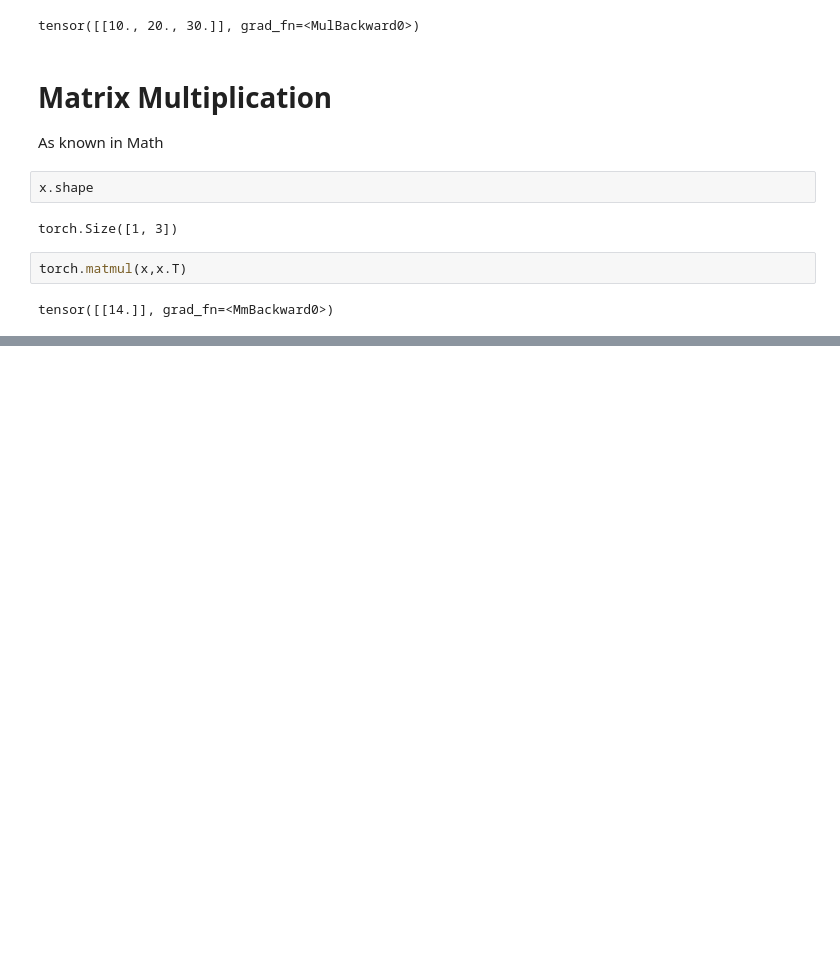
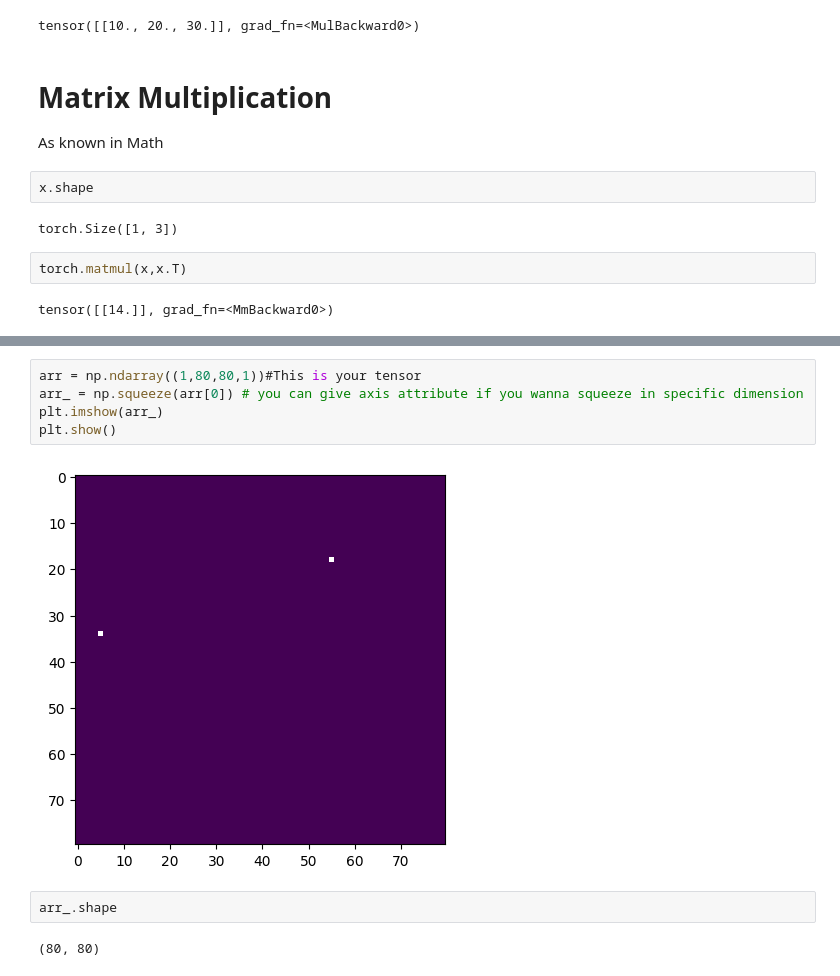
Before and after one commit to theAkhileshRai/DeepLearning, a Jupyter notebook: PyTorch_Basics.ipynb, the cells around one changed output, grey strips where cells are left out. Drawn from its saved outputs; the diff is of its cells as text; blank space fills up the shorter version.

```diff
--- a/PyTorch_Basics.ipynb
+++ b/PyTorch_Basics.ipynb
@@ -128,0 +223,11 @@ tensor([[14.]], grad_fn=<MmBackward0>)
+# %%
+arr = np.ndarray((1,80,80,1))#This is your tensor
+arr_ = np.squeeze(arr[0]) # you can give axis attribute if you wanna squeeze in specific dimension
+plt.imshow(arr_)
+plt.show()
+# %% [output]
+[figure, added]
+# %%
+arr_.shape
+# %% [output]
+(80, 80)
```
Also changed, not shown: parts of 21 cells of this notebook.
